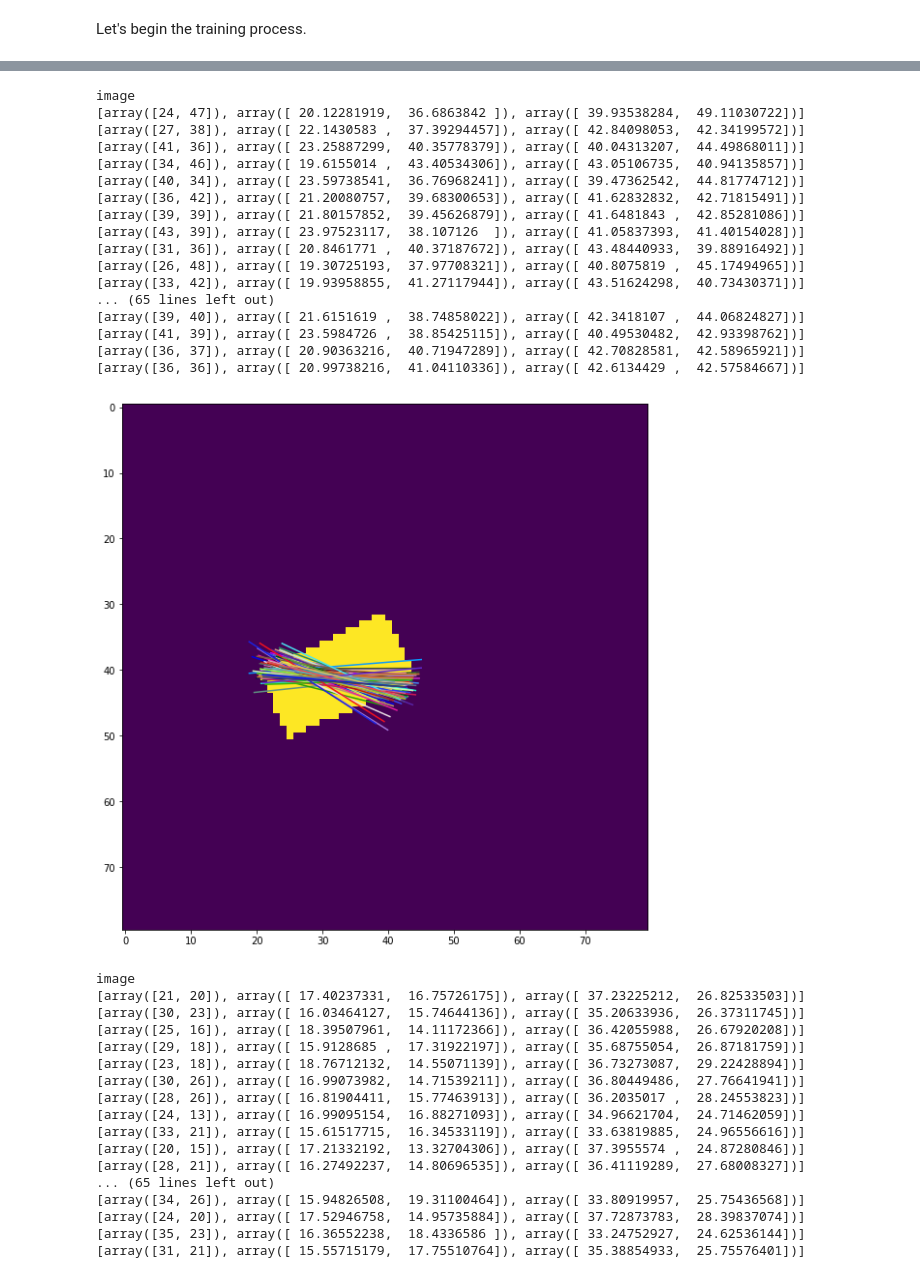
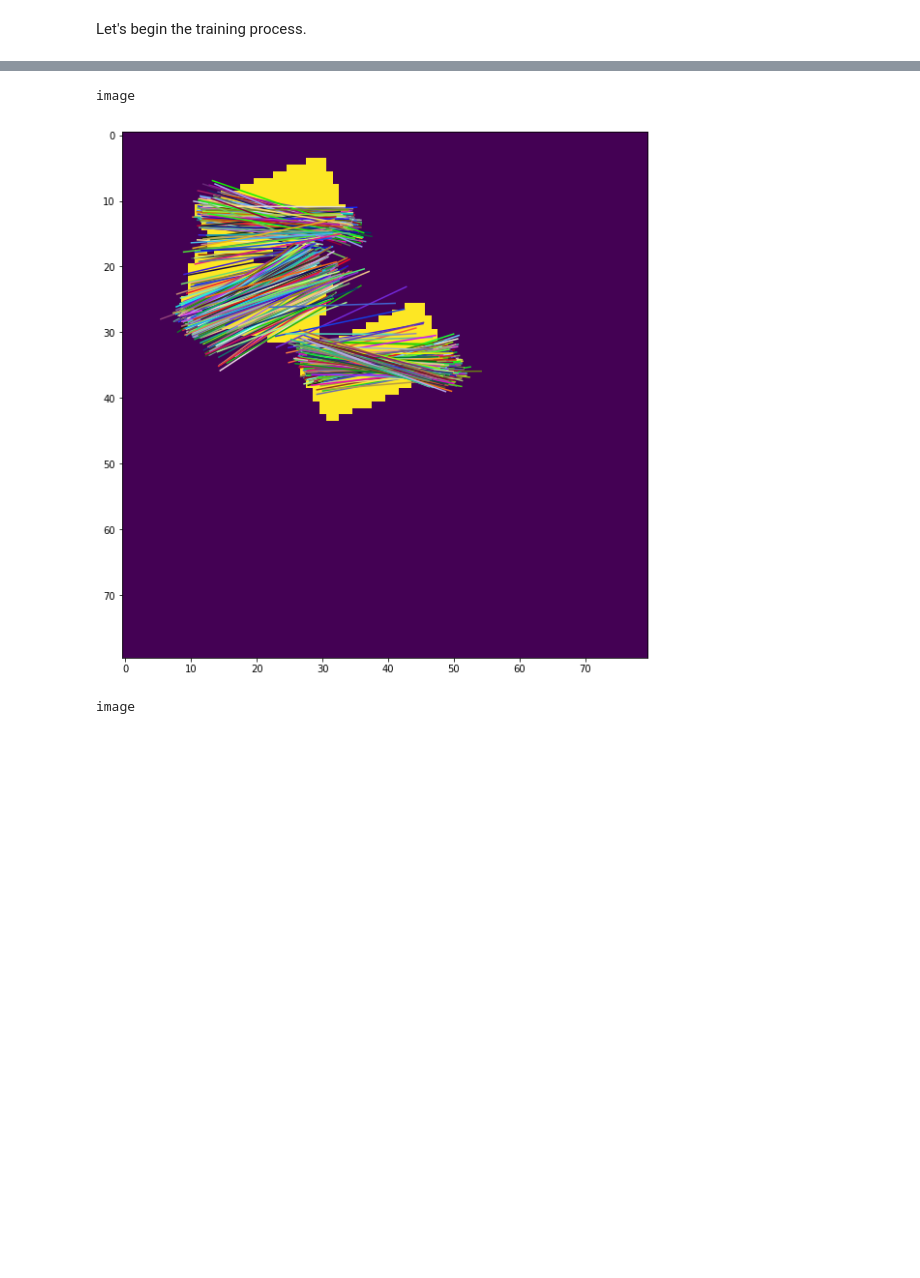
Before and after one commit to thegreatshasha/rt, a Jupyter notebook: RotationEllipseDetection.ipynb, the cells around one changed output, grey strips where cells are left out. Drawn from its saved outputs; the diff is of its cells as text; code cells hidden in the pictures; blank space fills up the shorter version.

```diff
--- a/RotationEllipseDetection.ipynb
+++ b/RotationEllipseDetection.ipynb
@@ -40,7 +40,7 @@ norm_factor = 20.0 # We'll normalize the offsets by the largest side and then mu
 
 # Training for loop
 for i in tqdm(range(500)):
-    imgs, labels = db.generate_batch(num_imgs=5, h=dimensions[0], w=dimensions[1], num_boxes=1, image_size=320)
+    imgs, labels = db.generate_batch(num_imgs=5, h=dimensions[0], w=dimensions[1], num_boxes=3, image_size=320)
     imgs_down, labels_down = fr.downsample(imgs, labels)
 
     net.to_gpu(0)
@@ -171,10 +162,9 @@ for vec, img, g in zip(vectors_batch, imgs_down, gt_class):
 
     # Add sorting code
 
-    vec_subset =  random.sample(vec, 80)
+    vec_subset =  vec#random.sample(vec, 80)
 
     for v in vec_subset: # Can also randomly sample vectors here
-        print(v)
         a, v1, v2 = v
 
         #plt.plot(*v[0], *v[1], c=np.random.rand(3,))
@@ -203,35 +177,3 @@ image
 image
-[array([24, 47]), array([ 20.12281919,  36.6863842 ]), array([ 39.93538284,  49.11030722])]
-[array([27, 38]), array([ 22.1430583 ,  37.39294457]), array([ 42.84098053,  42.34199572])]
-[array([41, 36]), array([ 23.25887299,  40.35778379]), array([ 40.04313207,  44.49868011])]
-[array([34, 46]), array([ 19.6155014 ,  43.40534306]), array([ 43.05106735,  40.94135857])]
-[array([40, 34]), array([ 23.59738541,  36.76968241]), array([ 39.47362542,  44.81774712])]
-[array([36, 42]), array([ 21.20080757,  39.68300653]), array([ 41.62832832,  42.71815491])]
-[array([39, 39]), array([ 21.80157852,  39.45626879]), array([ 41.6481843 ,  42.85281086])]
-[array([43, 39]), array([ 23.97523117,  38.107126  ]), array([ 41.05837393,  41.40154028])]
-[array([31, 36]), array([ 20.8461771 ,  40.37187672]), array([ 43.48440933,  39.88916492])]
-[array([26, 48]), array([ 19.30725193,  37.97708321]), array([ 40.8075819 ,  45.17494965])]
-[array([33, 42]), array([ 19.93958855,  41.27117944]), array([ 43.51624298,  40.73430371])]
-... (65 lines left out)
-[array([39, 40]), array([ 21.6151619 ,  38.74858022]), array([ 42.3418107 ,  44.06824827])]
-[array([41, 39]), array([ 23.5984726 ,  38.85425115]), array([ 40.49530482,  42.93398762])]
-[array([36, 37]), array([ 20.90363216,  40.71947289]), array([ 42.70828581,  42.58965921])]
-[array([36, 36]), array([ 20.99738216,  41.04110336]), array([ 42.6134429 ,  42.57584667])]
-[figure, old version]
+[figure, new version]
 image
-[array([21, 20]), array([ 17.40237331,  16.75726175]), array([ 37.23225212,  26.82533503])]
-[array([30, 23]), array([ 16.03464127,  15.74644136]), array([ 35.20633936,  26.37311745])]
-[array([25, 16]), array([ 18.39507961,  14.11172366]), array([ 36.42055988,  26.67920208])]
-[array([29, 18]), array([ 15.9128685 ,  17.31922197]), array([ 35.68755054,  26.87181759])]
-[array([23, 18]), array([ 18.76712132,  14.55071139]), array([ 36.73273087,  29.22428894])]
-[array([30, 26]), array([ 16.99073982,  14.71539211]), array([ 36.80449486,  27.76641941])]
-[array([28, 26]), array([ 16.81904411,  15.77463913]), array([ 36.2035017 ,  28.24553823])]
-[array([24, 13]), array([ 16.99095154,  16.88271093]), array([ 34.96621704,  24.71462059])]
-[array([33, 21]), array([ 15.61517715,  16.34533119]), array([ 33.63819885,  24.96556616])]
-[array([20, 15]), array([ 17.21332192,  13.32704306]), array([ 37.3955574 ,  24.87280846])]
-[array([28, 21]), array([ 16.27492237,  14.80696535]), array([ 36.41119289,  27.68008327])]
-... (65 lines left out)
-[array([34, 26]), array([ 15.94826508,  19.31100464]), array([ 33.80919957,  25.75436568])]
-[array([24, 20]), array([ 17.52946758,  14.95735884]), array([ 37.72873783,  28.39837074])]
-[array([35, 23]), array([ 16.36552238,  18.4336586 ]), array([ 33.24752927,  24.62536144])]
-[array([31, 21]), array([ 15.55715179,  17.75510764]), array([ 35.38854933,  25.75576401])]
```
Also changed, not shown: parts of 12 cells of this notebook.
